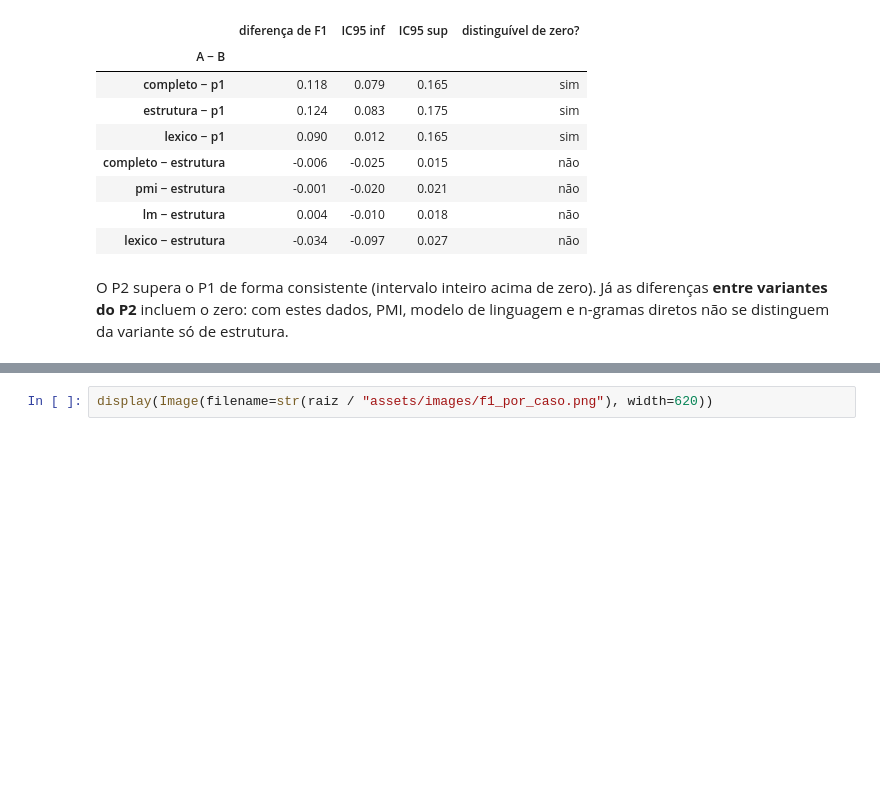
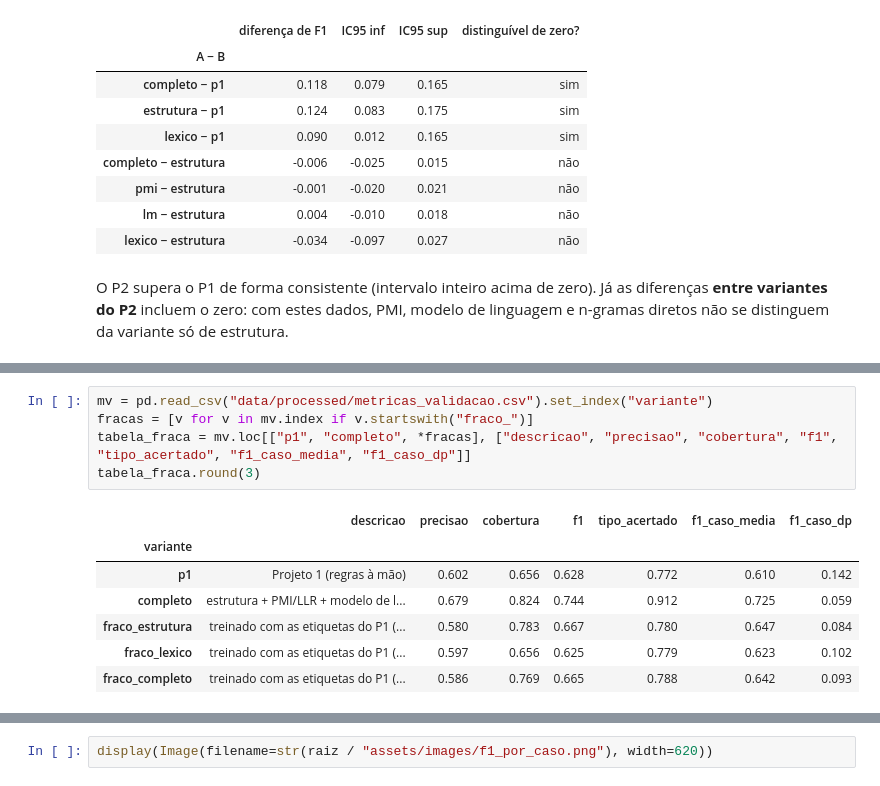
Before and after one commit to JaocHatter/Projeto-de-Natural-Language-Processing---Knowledge-Graph, a Jupyter notebook: project2/pipelines/notebooks/projeto2.ipynb, the cells around one changed output, grey strips where cells are left out. Cells and saved outputs as stored; diff of their text form; blank space fills up the shorter version.

Commit message:
Adiciona experimento de supervisão fraca com etiquetas do P1 e atualiza README e notebook
Co-authored-by: CDRAY2007 <monzontrueno@gmail.com>

```diff
--- a/project2/pipelines/notebooks/projeto2.ipynb
+++ b/project2/pipelines/notebooks/projeto2.ipynb
@@ -366,0 +377,13 @@ só de estrutura.
+# %%
+mv = pd.read_csv("data/processed/metricas_validacao.csv").set_index("variante")
+fracas = [v for v in mv.index if v.startswith("fraco_")]
+tabela_fraca = mv.loc[["p1", "completo", *fracas], ["descricao", "precisao", "cobertura", "f1", "tipo_acertado", "f1_caso_media", "f1_caso_dp"]]
+tabela_fraca.round(3)
+# %% [output]
+|  | descricao | precisao | cobertura | f1 | tipo_acertado | f1_caso_media | f1_caso_dp |
+| variante |  |  |  |  |  |  |  |
+| p1 | Projeto 1 (regras à mão) | 0.602 | 0.656 | 0.628 | 0.772 | 0.610 | 0.142 |
+| completo | estrutura + PMI/LLR + modelo de l... | 0.679 | 0.824 | 0.744 | 0.912 | 0.725 | 0.059 |
+| fraco_estrutura | treinado com as etiquetas do P1 (... | 0.580 | 0.783 | 0.667 | 0.780 | 0.647 | 0.084 |
+| fraco_lexico | treinado com as etiquetas do P1 (... | 0.597 | 0.656 | 0.625 | 0.779 | 0.623 | 0.102 |
+| fraco_completo | treinado com as etiquetas do P1 (... | 0.586 | 0.769 | 0.665 | 0.788 | 0.642 | 0.093 |
```
Also changed, not shown: parts of 4 cells of this notebook, 12 other files.
